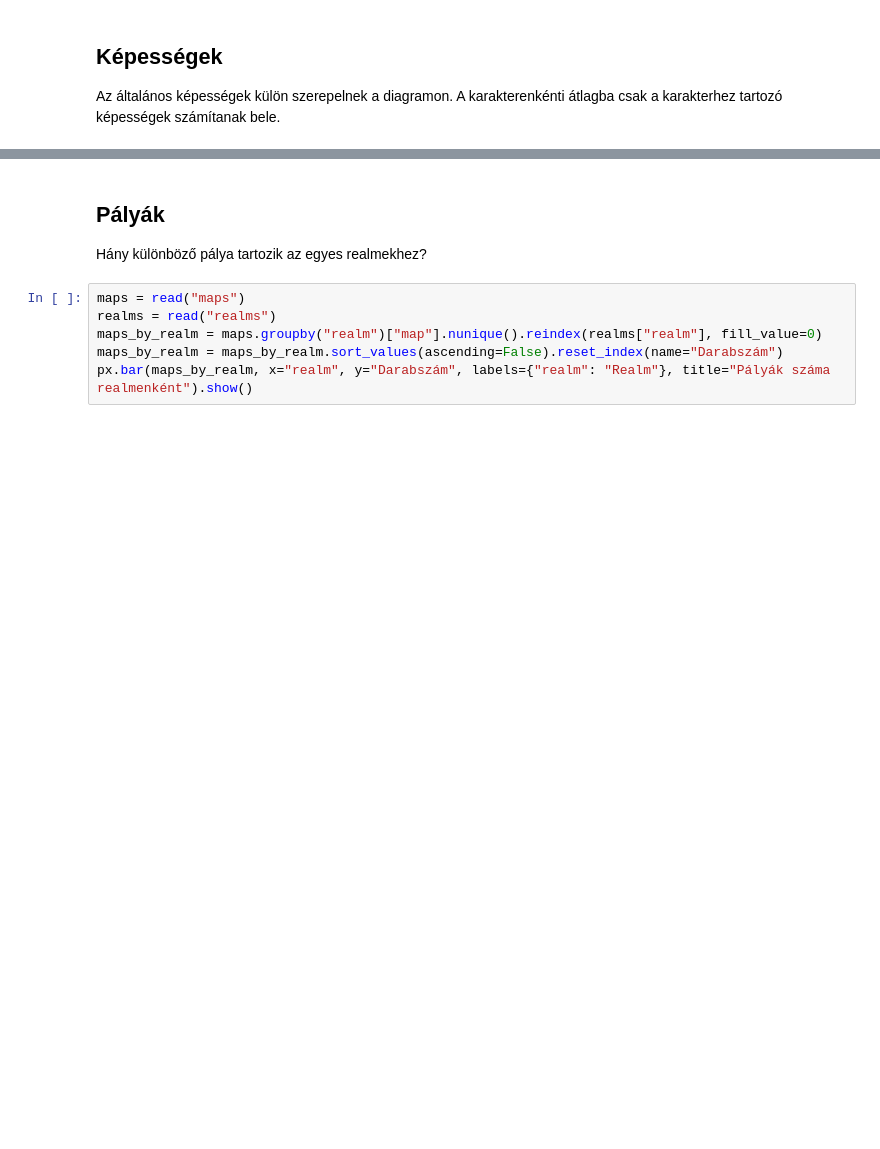
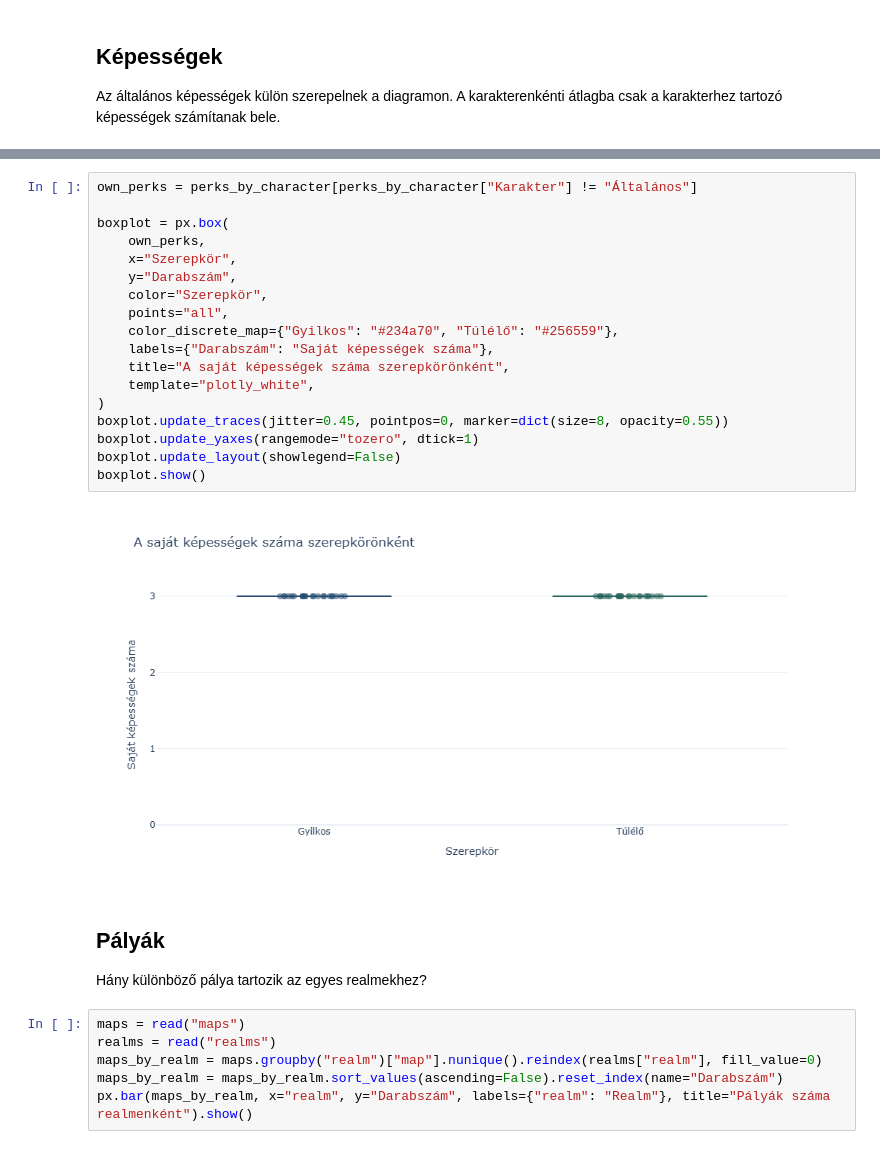
Before and after one commit to nemethbalu06-svg/Python-Projekt, a Jupyter notebook: analysis.ipynb, the cells around one changed output, grey strips where cells are left out. Cells and saved outputs as stored; diff of their text form; blank space fills up the shorter version.

```diff
--- a/analysis.ipynb
+++ b/analysis.ipynb
@@ -60,3 +73,23 @@ px.bar(perks_by_character, x="Darabszám", y="Karakter", title="Karakterhez köt
+# %%
+own_perks = perks_by_character[perks_by_character["Karakter"] != "Általános"]
+
+boxplot = px.box(
+    own_perks,
+    x="Szerepkör",
+    y="Darabszám",
+    color="Szerepkör",
+    points="all",
+    color_discrete_map={"Gyilkos": "#234a70", "Túlélő": "#256559"},
+    labels={"Darabszám": "Saját képességek száma"},
+    title="A saját képességek száma szerepkörönként",
+    template="plotly_white",
+)
+boxplot.update_traces(jitter=0.45, pointpos=0, marker=dict(size=8, opacity=0.55))
+boxplot.update_yaxes(rangemode="tozero", dtick=1)
+boxplot.update_layout(showlegend=False)
+boxplot.show()
+# %% [output]
+[figure, added]
 # %% [markdown]
 ## Pályák
 
```
Also changed, not shown: parts of 10 cells of this notebook, 9 other files.
